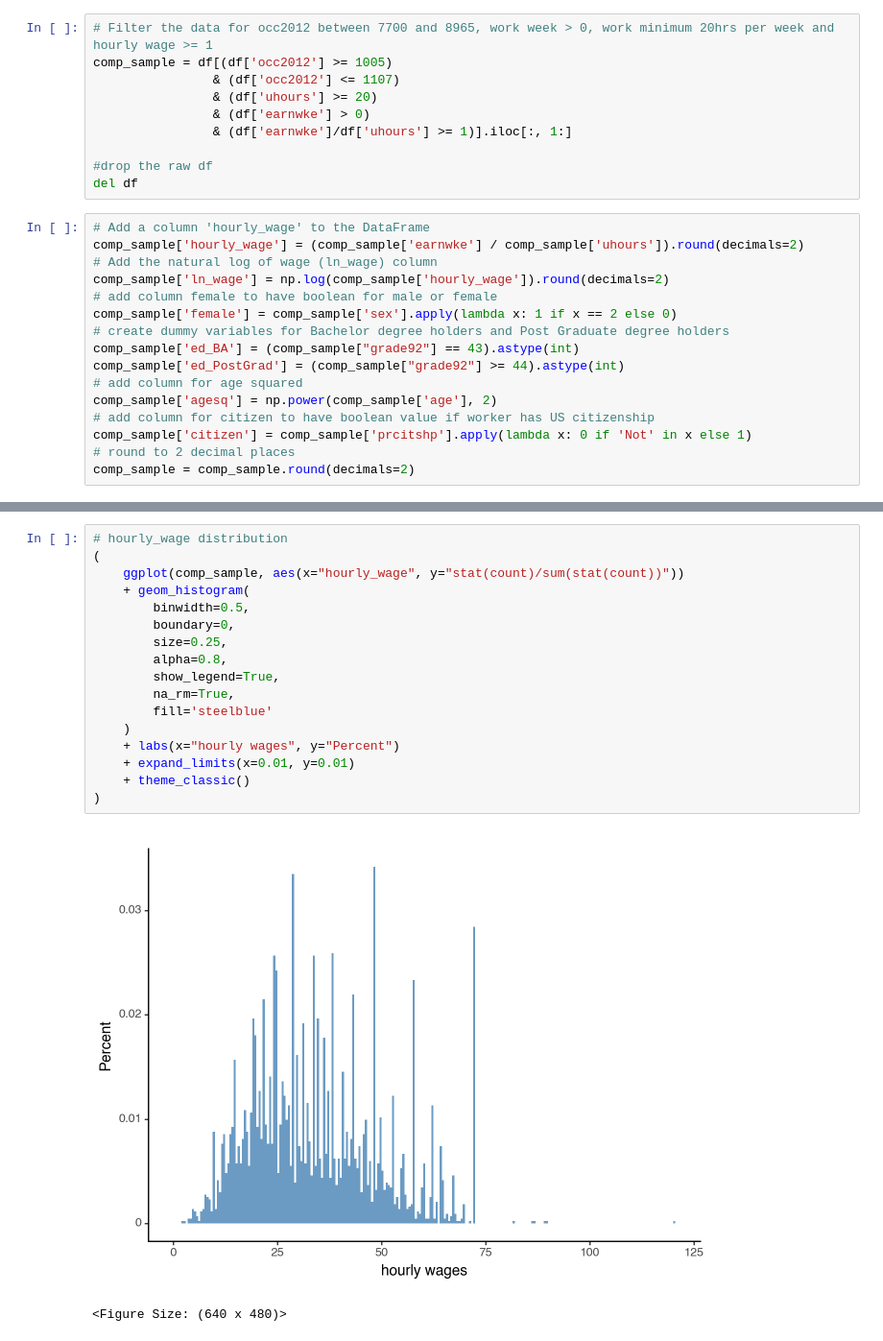
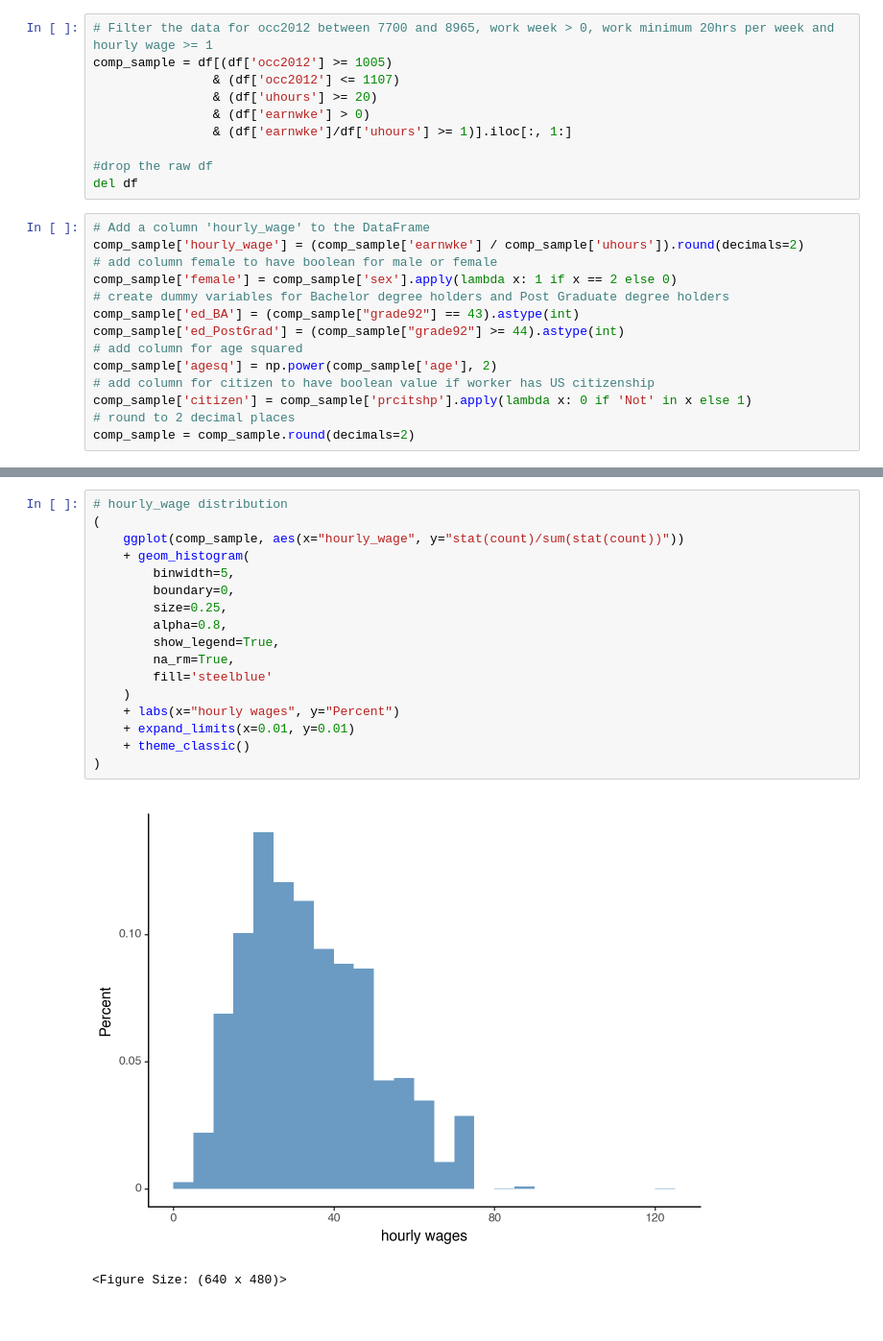
Before and after one commit to viethngn/Data_Analysis_3_ECBS5171, a Jupyter notebook: assignment1/assignment1_viethngn.ipynb, the cells around one changed output, grey strips where cells are left out. Shown at 96% size. Cells and saved outputs as stored; diff of their text form.

```diff
--- a/assignment1/assignment1_viethngn.ipynb
+++ b/assignment1/assignment1_viethngn.ipynb
@@ -38,8 +38,6 @@ del df
 # %%
 # Add a column 'hourly_wage' to the DataFrame
 comp_sample['hourly_wage'] = (comp_sample['earnwke'] / comp_sample['uhours']).round(decimals=2)
-# Add the natural log of wage (ln_wage) column
-comp_sample['ln_wage'] = np.log(comp_sample['hourly_wage']).round(decimals=2)
 # add column female to have boolean for male or female
 comp_sample['female'] = comp_sample['sex'].apply(lambda x: 1 if x == 2 else 0)
 # create dummy variables for Bachelor degree holders and Post Graduate degree holders
@@ -81,20 +79,20 @@ comp_stats.T
 # %%
 # hourly_wage distribution
 (
     ggplot(comp_sample, aes(x="hourly_wage", y="stat(count)/sum(stat(count))"))
     + geom_histogram(
-        binwidth=0.5,
+        binwidth=5,
         boundary=0,
         size=0.25,
         alpha=0.8,
         show_legend=True,
         na_rm=True,
         fill='steelblue'
     )
     + labs(x="hourly wages", y="Percent")
     + expand_limits(x=0.01, y=0.01)
     + theme_classic()
 )
 # %% [output]
-[figure, old version]
+[figure, new version]
 <Figure Size: (640 x 480)>
```
Also changed, not shown: parts of 10 cells of this notebook.
